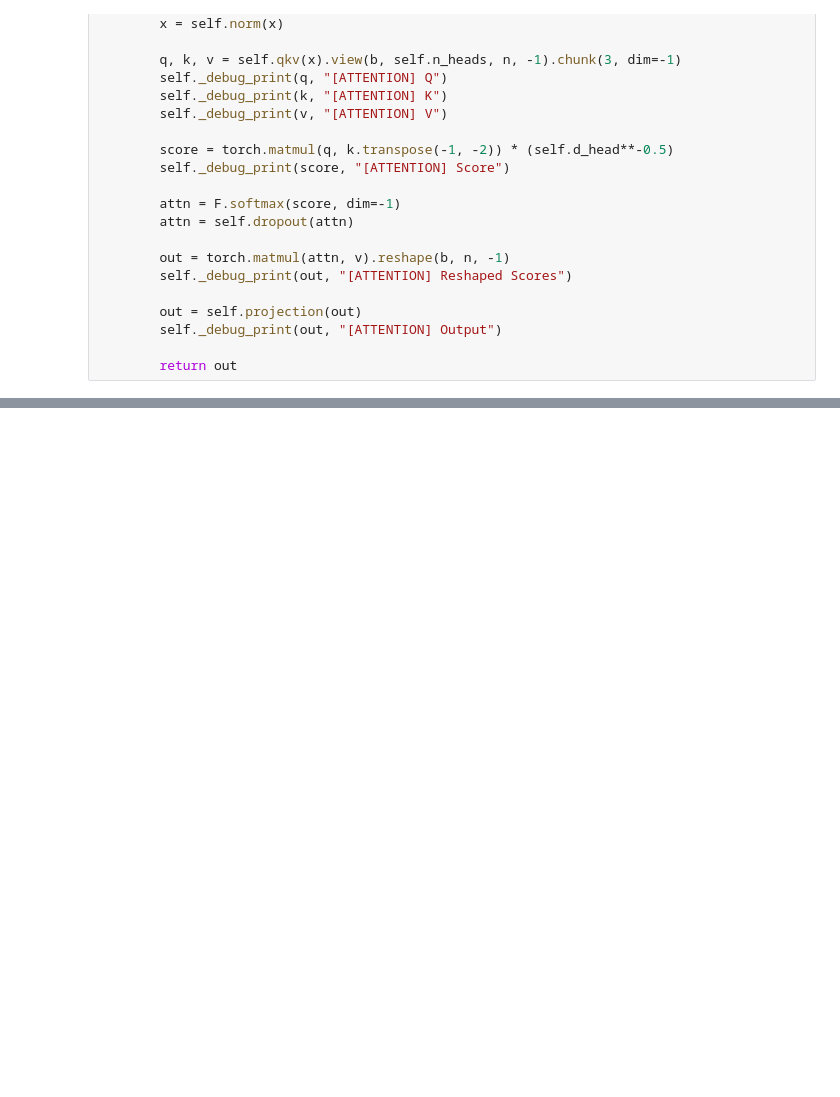
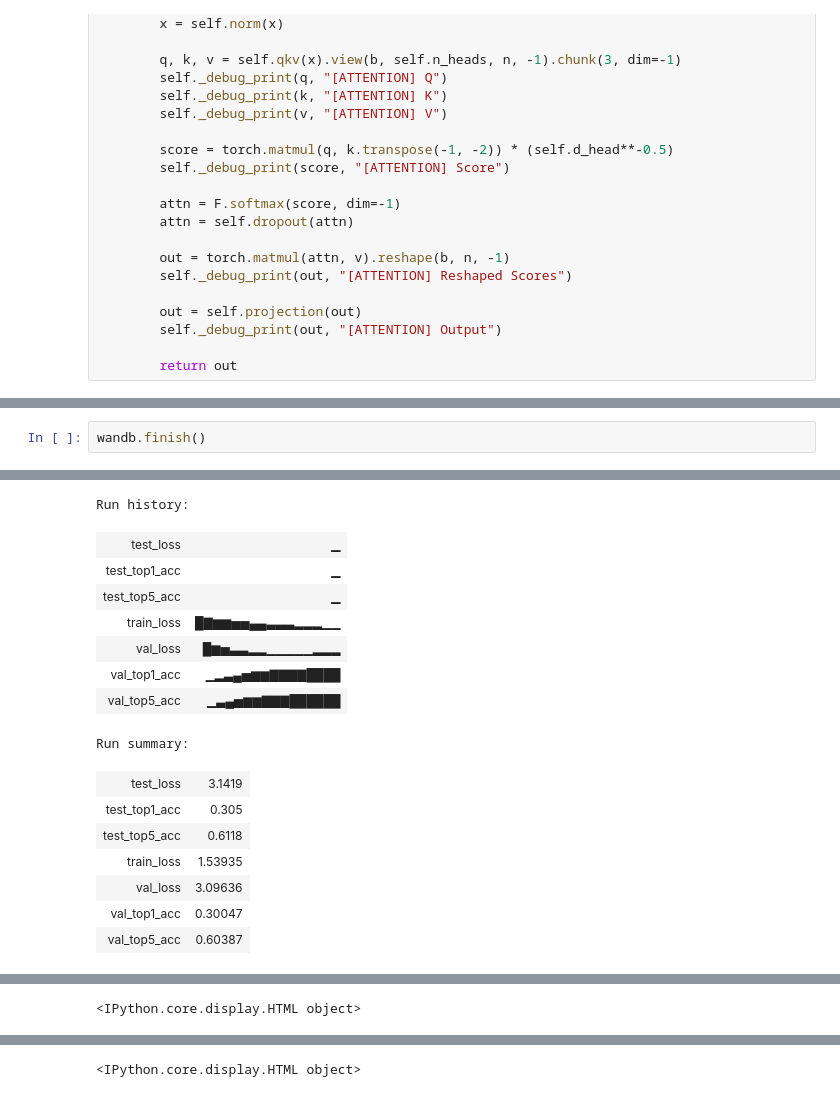
Before and after one commit to lakshyaag/Deep-Learning-From-Scratch, a Jupyter notebook: Transformers/ViT/code.ipynb, the cells around one changed output, grey strips where cells are left out. Saved outputs shown, nothing was run; the diff lists cells and outputs as text; blank space fills up the shorter version.

Commit message:
train ViT

```diff
--- a/Transformers/ViT/code.ipynb
+++ b/Transformers/ViT/code.ipynb
@@ -633,0 +856,3 @@ with torch.no_grad():
+# %%
+wandb.finish()
+# %% [output]
@@ -633,0 +860,16 @@ with torch.no_grad():
+Run history:
+| test_loss | ▁ |
+| test_top1_acc | ▁ |
+| test_top5_acc | ▁ |
+| train_loss | █▇▆▆▅▅▄▄▃▃▃▂▂▂▁▁ |
+| val_loss | █▆▅▃▃▂▂▁▁▁▁▁▂▂▂ |
+| val_top1_acc | ▁▂▃▄▅▆▆▇▇▇▇████ |
+| val_top5_acc | ▁▃▄▅▆▆▇▇▇██████ |
+Run summary:
+| test_loss | 3.1419 |
+| test_top1_acc | 0.305 |
+| test_top5_acc | 0.6118 |
+| train_loss | 1.53935 |
+| val_loss | 3.09636 |
+| val_top1_acc | 0.30047 |
+| val_top5_acc | 0.60387 |
@@ -633,0 +877 @@ with torch.no_grad():
+<IPython.core.display.HTML object>
@@ -633,0 +879 @@ with torch.no_grad():
+<IPython.core.display.HTML object>
```
Also changed, not shown: parts of 24 cells of this notebook.
